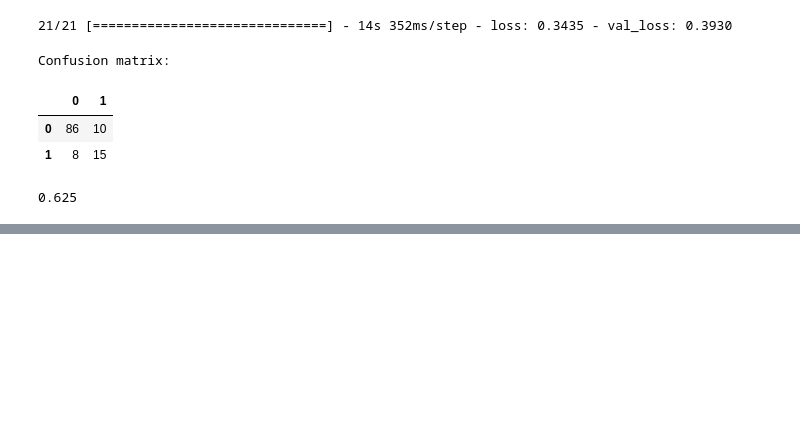
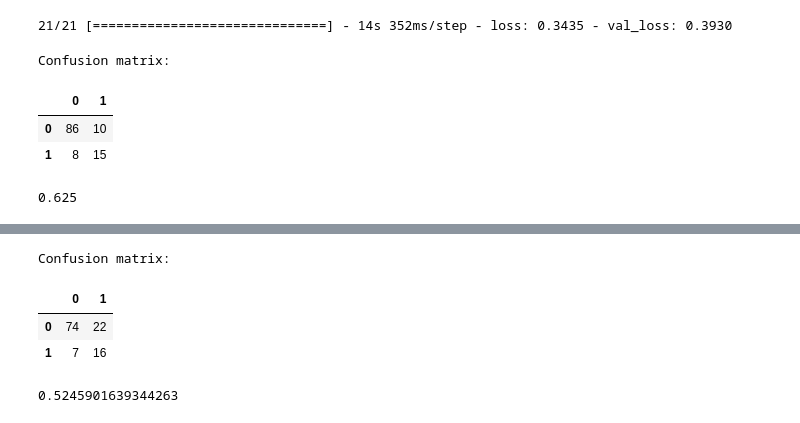
Before and after one commit to kvetab/di-pred, a Jupyter notebook: notebooks/experiments/09_protein_bert_finetune.ipynb, the cells around one changed output, grey strips where cells are left out. Drawn from its saved outputs; the diff is of its cells as text; code cells hidden in the pictures; blank space fills up the shorter version.

```diff
--- a/notebooks/experiments/09_protein_bert_finetune.ipynb
+++ b/notebooks/experiments/09_protein_bert_finetune.ipynb
@@ -290,0 +401,5 @@ INFO:tensorflow:Assets written to: ../../data/protein_bert/batch_128_lr_5e-5_202
+# %%
+model_generator = FinetuningModelGenerator(pretrained_model_generator, OUTPUT_SPEC, pretraining_model_manipulation_function = \
+        get_model_with_hidden_layers_as_outputs, dropout_rate = 0.5)
+
+wandb.init(project=f"UnderSampling", entity="kvetab")
@@ -290,0 +479,14 @@ INFO:tensorflow:Assets written to: ../../data/protein_bert/batch_128_lr_5e-5_202
+# %%
+results, confusion_matrix = evaluate_by_len(model_generator, input_encoder, OUTPUT_SPEC, test_data['seq'], test_data['Y'], \
+        start_seq_len = 512, start_batch_size = 32)
+print('Confusion matrix:')
+display(confusion_matrix)
+fn_fp = confusion_matrix.loc["0"][1] + confusion_matrix.loc["1"][0]
+f1 = confusion_matrix.loc["1"][1] / (confusion_matrix.loc["1"][1] + 0.5 * fn_fp)
+f1
+# %% [output]
+Confusion matrix:
+|  | 0 | 1 |
+| 0 | 74 | 22 |
+| 1 | 7 | 16 |
+0.5245901639344263
```
Also changed, not shown: parts of 16 cells of this notebook.
